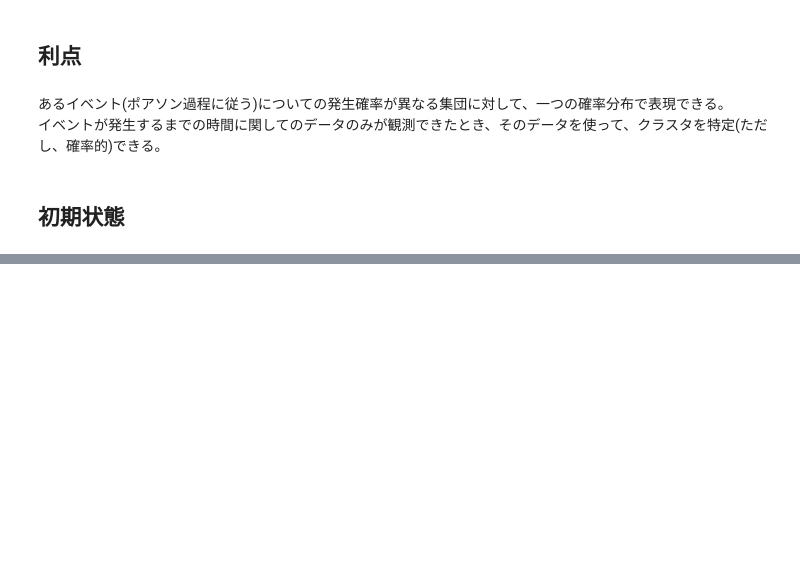
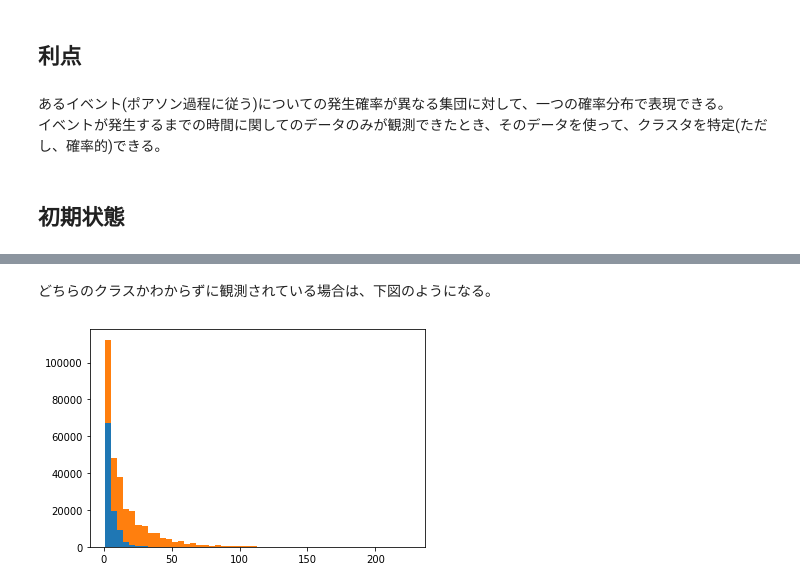
Before and after one commit to hidawa/theory_and_programming, a Jupyter notebook: ExponentialMixtureModels.ipynb, the cells around one changed output, grey strips where cells are left out. Saved outputs shown, nothing was run; the diff lists cells and outputs as text; code cells hidden in the pictures; blank space fills up the shorter version.

```diff
--- a/ExponentialMixtureModels.ipynb
+++ b/ExponentialMixtureModels.ipynb
@@ -104,0 +139,7 @@ sample_size = 100
+# %% [markdown]
+どちらのクラスかわからずに観測されている場合は、下図のようになる。
+# %%
+plt.hist((time_2,time_1),stacked = True,bins = 50)
+plt.show()
+# %% [output]
+[figure, added]
```
Also changed, not shown: parts of 32 cells of this notebook.
